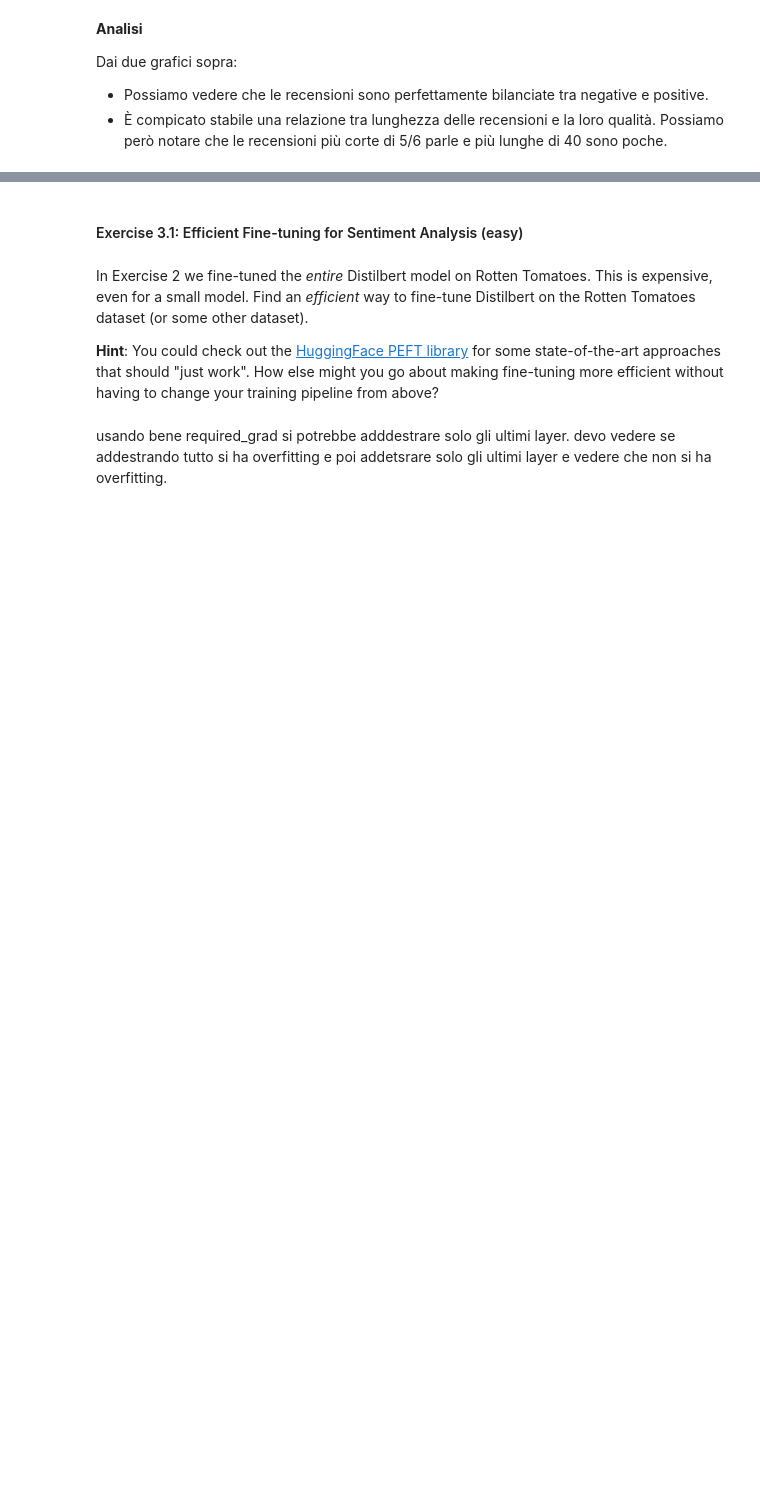
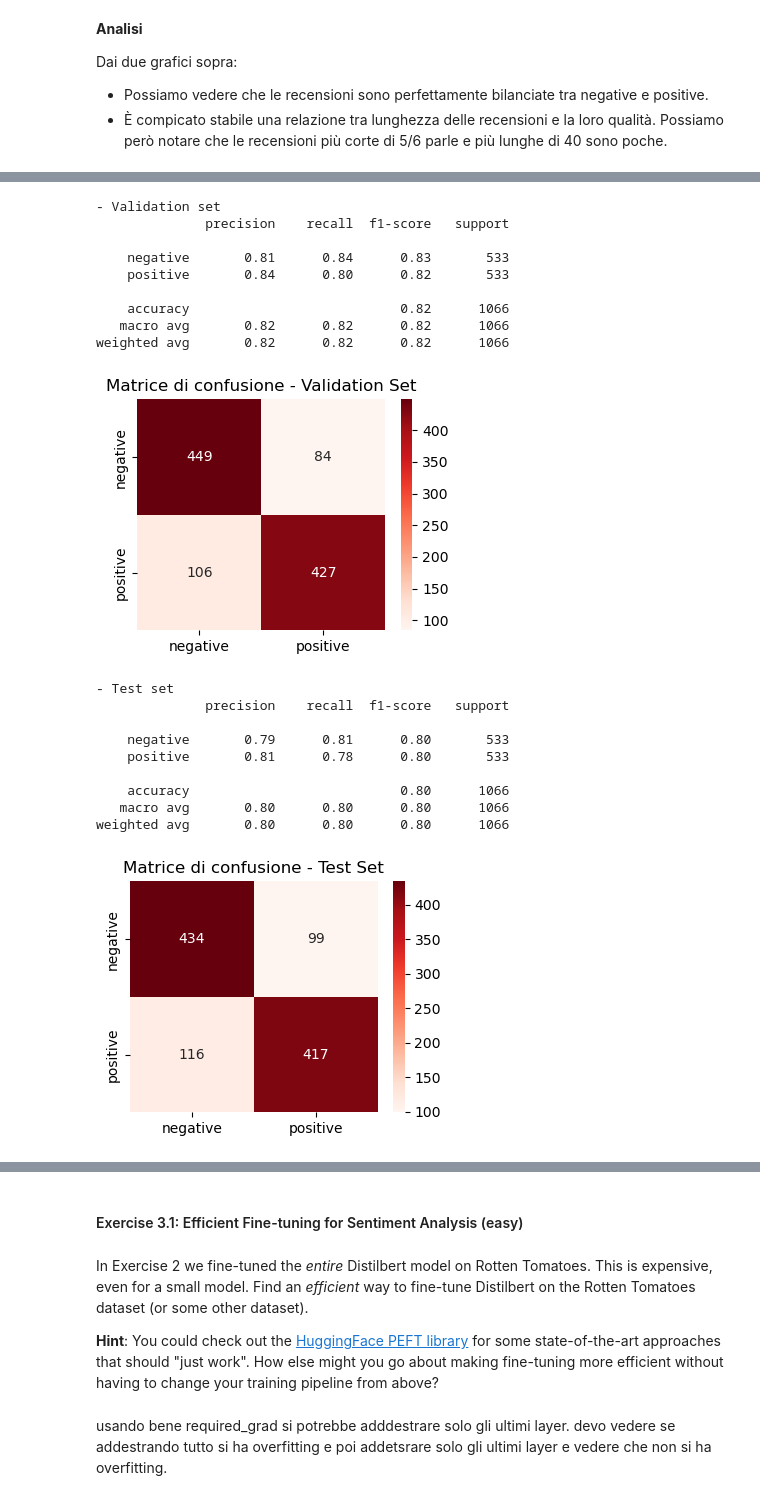
Before and after one commit to edoardosarri24/transformers, a Jupyter notebook: main.ipynb, the cells around one changed output, grey strips where cells are left out. Drawn from its saved outputs; the diff is of its cells as text; code cells hidden in the pictures; blank space fills up the shorter version.

```diff
--- a/main.ipynb
+++ b/main.ipynb
@@ -166,12 +155,0 @@ foo[0].shape, foo[2].shape
-# %%
-def extract_features(ds):
-    feats = extractor(ds['text'], return_tensors='pt')
-    return torch.vstack([feat[0][0] for feat in feats])
-
-# extract all fetures
-Xs_train = extract_features(ds_train)
-ys_train = ds_train['label']
-Xs_val = extract_features(ds_val)
-ys_val = ds_val['label']
-Xs_test = extract_features(ds_test)
-ys_test = ds_test['label']
@@ -274,0 +251,19 @@ trainer.train()
+# %%
+model.to(device)
+extractor = pipeline('feature-extraction', model=model, tokenizer=tokenizer)
+def extract_features(ds):
+    texts = ds['text']
+    feats = extractor(texts, padding=True, return_tensors='pt')
+    cls_embeddings = [feat[0,0] for feat in feats]
+    return torch.vstack(cls_embeddings)
+
+def plot_confusion_matrix(y_true, y_pred, title):
+    matrix = confusion_matrix(y_true, y_pred)
+    plt.figure(figsize=(4,3))
+    plt.title('Matrice di confusione - ' + title)
+    plt.xlabel('Classi predette')
+    plt.ylabel('Classi vere')
+    sns.heatmap(matrix, annot=True, fmt='d', cmap='Reds',
+                xticklabels=['negative', 'positive'],
+                yticklabels=['negative', 'positive'])
+    plt.show()
@@ -274,0 +293,32 @@ trainer.train()
+# %%
+svc = LinearSVC()
+svc.fit(Xs_train, ys_train)
+pred_val = svc.predict(Xs_val)
+pred_test = svc.predict(Xs_test)
+print("- Validation set")
+print(classification_report(ys_val, pred_val, target_names=['negative', 'positive']))
+plot_confusion_matrix(ys_val, pred_val, title='Validation Set')
+print("- Test set")
+print(classification_report(ys_test, pred_test, target_names=['negative', 'positive']))
+plot_confusion_matrix(ys_test, pred_test, title='Test Set')
+# %% [output]
+- Validation set
+              precision    recall  f1-score   support
+
+    negative       0.81      0.84      0.83       533
+    positive       0.84      0.80      0.82       533
+
+    accuracy                           0.82      1066
+   macro avg       0.82      0.82      0.82      1066
+weighted avg       0.82      0.82      0.82      1066
+[figure, added]
+- Test set
+              precision    recall  f1-score   support
+
+    negative       0.79      0.81      0.80       533
+    positive       0.81      0.78      0.80       533
+
+    accuracy                           0.80      1066
+   macro avg       0.80      0.80      0.80      1066
+weighted avg       0.80      0.80      0.80      1066
+[figure, added]
```
Also changed, not shown: parts of 80 cells of this notebook.
